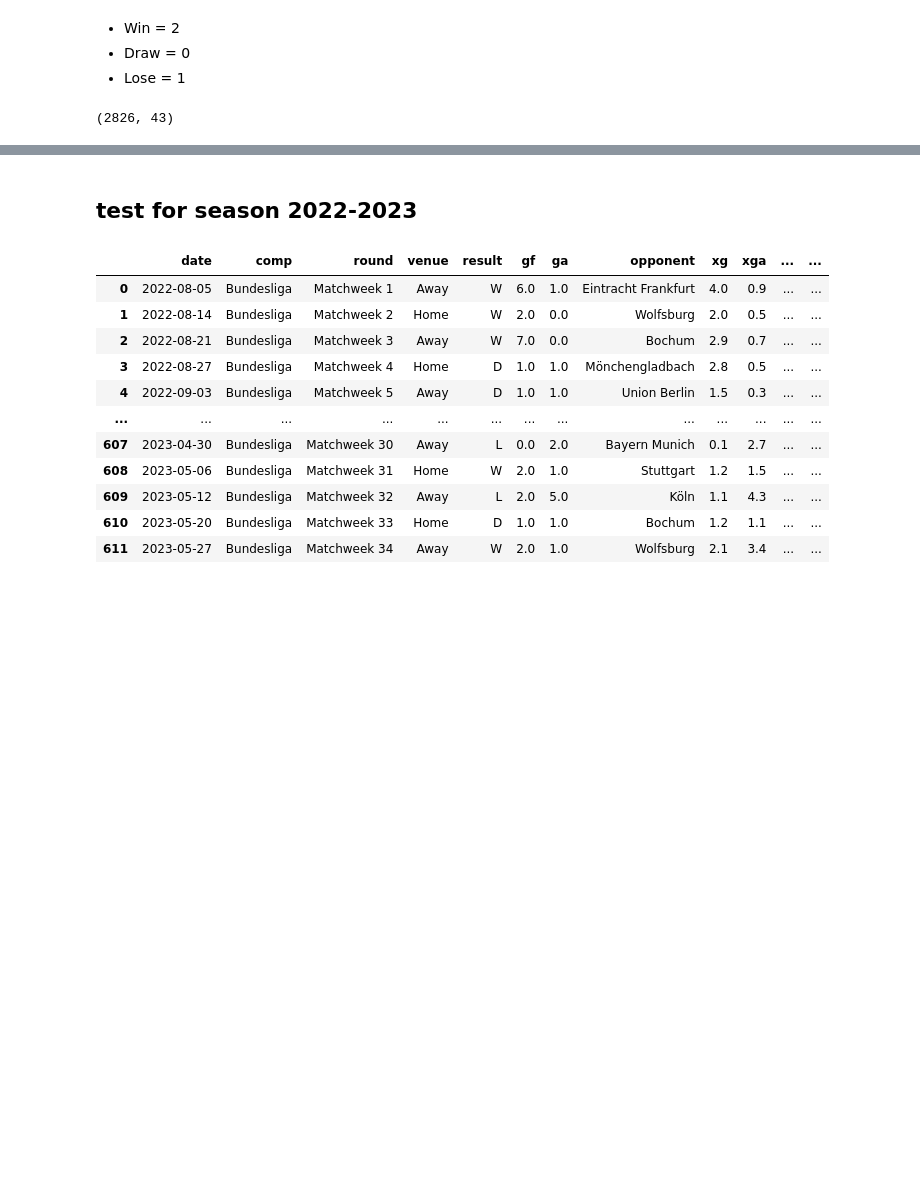
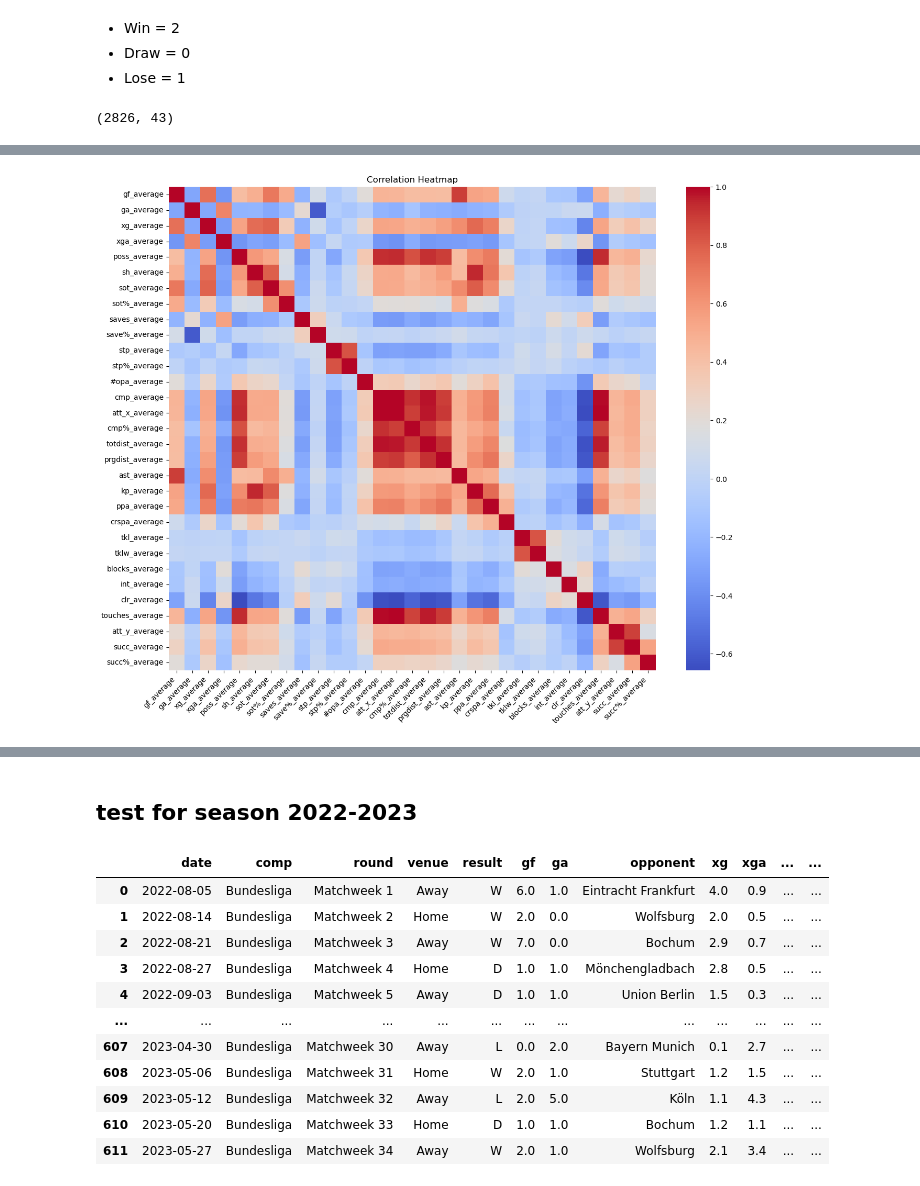
Before and after one commit to BinhHong/Prediction-football-outcome-in-Bundesliga, a Jupyter notebook: Data preparation.ipynb, the cells around one changed output, grey strips where cells are left out. Drawn from its saved outputs; the diff is of its cells as text; code cells hidden in the pictures; blank space fills up the shorter version.

```diff
--- a/Data preparation.ipynb
+++ b/Data preparation.ipynb
@@ -672,0 +688,11 @@ df.shape
+# %%
+# compute average stats for each team
+df_average = df.groupby('team').apply(lambda x: average_stats_last_games(x, stats, name_of_average_stats))
+# remove level "team"
+df_average = df_average.droplevel('team')
+# sort dates
+df_average.sort_values('date', inplace=True)
+# rearrange index
+df_average.index = range(df_average.shape[0])
+# show first rows
+df_average.head()
@@ -672,0 +707,5 @@ df.shape
+# %%
+# full stats
+df_full = df_average.merge(df_average, left_on=['date', 'team'],
+                                right_on=['date', 'opponent'], suffixes=('', '_opponent'))
+df_full.head()
@@ -672,0 +726,4 @@ df.shape
+# %%
+# train test
+train = df_full.loc[:int(df_full.shape[0]*0.7)]
+test = df_full.loc[int(df_full.shape[0]*0.7)+1:]
@@ -672,0 +780,2 @@ df.shape
+# %%
+corr_matrix = train[name_of_average_stats].corr()
@@ -672,0 +824,8 @@ df.shape
+# %%
+plt.figure(figsize=(15, 12))
+heatmap = sns.heatmap(corr_matrix, cmap='coolwarm') #, annot=True
+heatmap.set_xticklabels(heatmap.get_xticklabels(), rotation=45, horizontalalignment='right')
+plt.title('Correlation Heatmap')
+plt.show()
+# %% [output]
+[figure, added]
```
Also changed, not shown: parts of 28 cells of this notebook.
